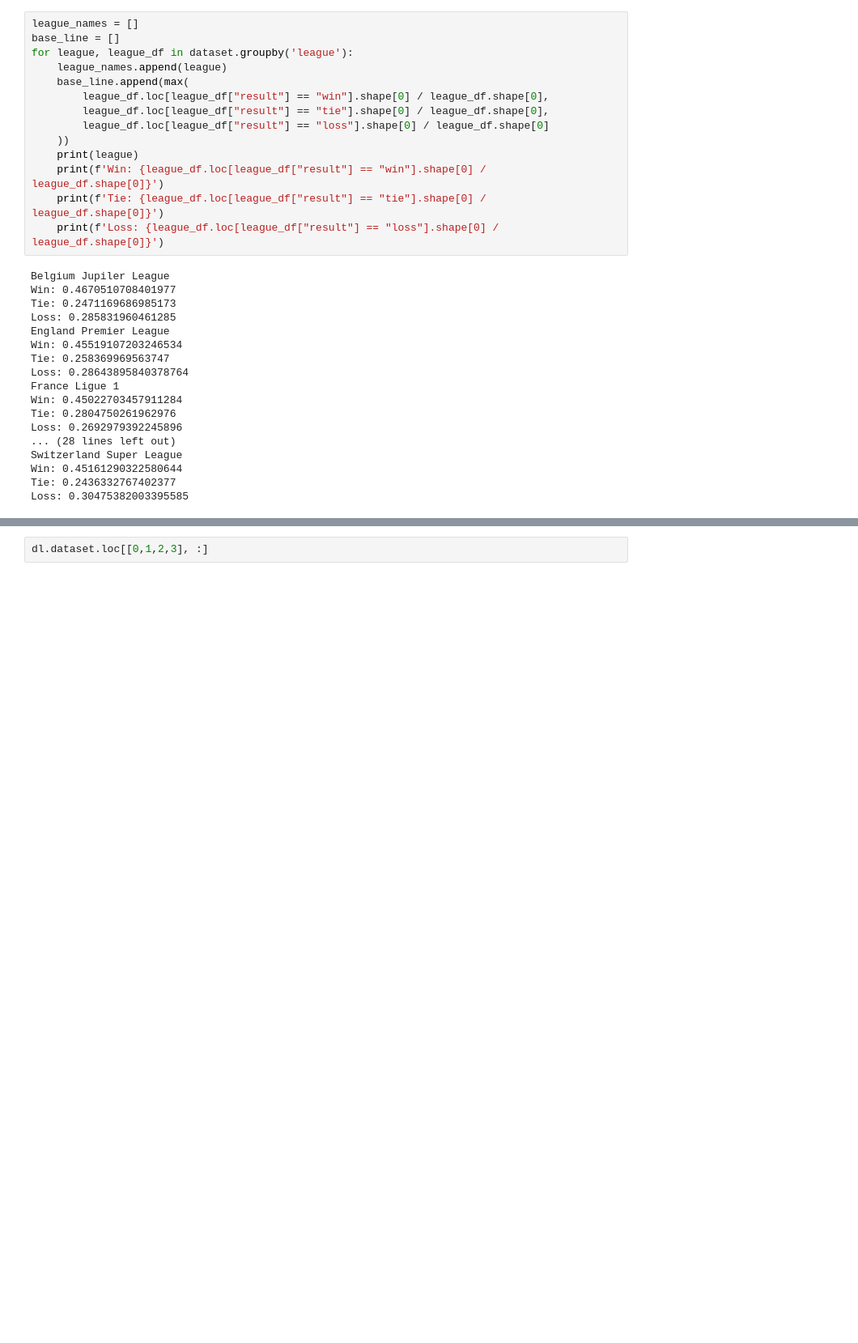
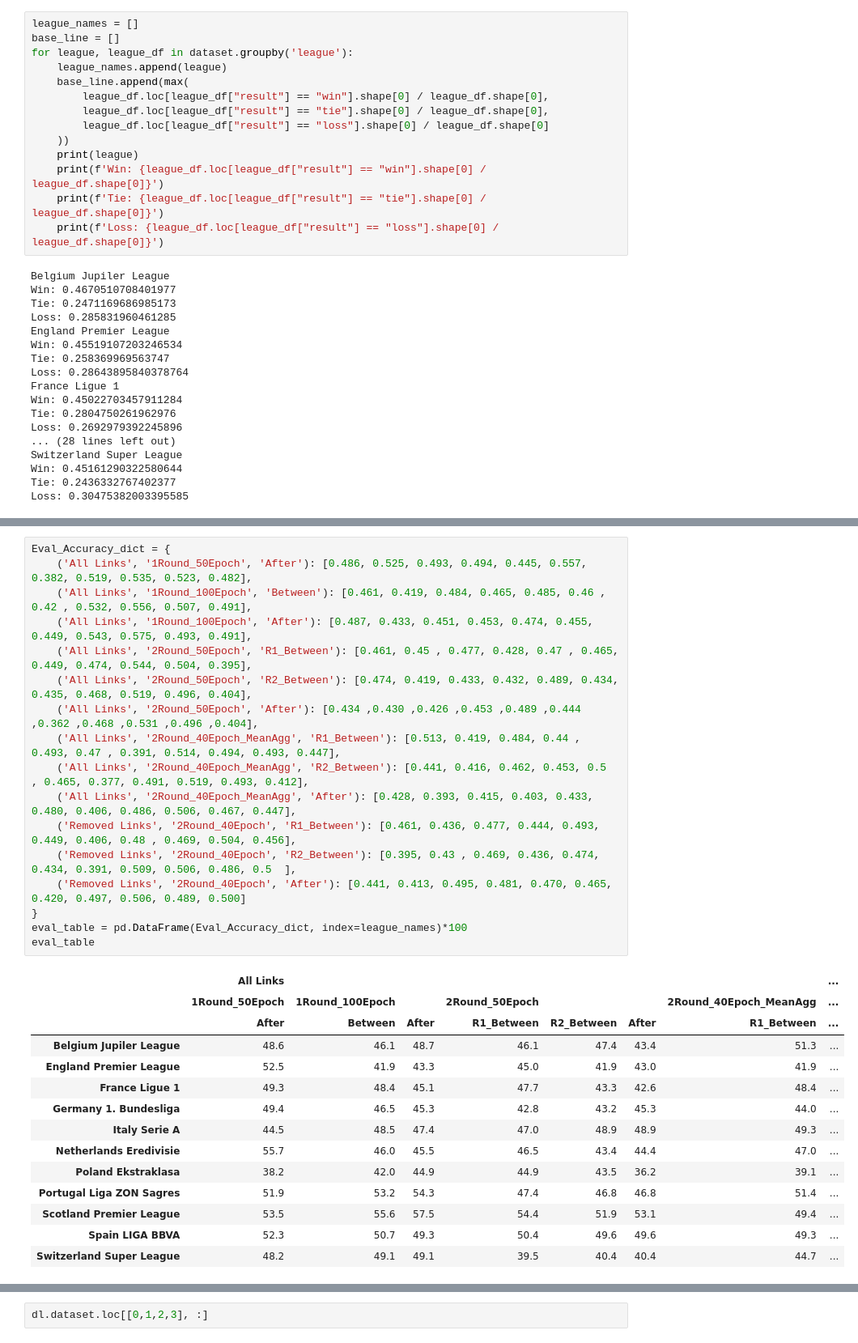
Before and after one commit to sunnybutwithano/Sports-Analysis-with-GNNs, a Jupyter notebook: vis.ipynb, the cells around one changed output, grey strips where cells are left out. Shown at 81% size. Saved outputs shown, nothing was run; the diff lists cells and outputs as text; blank space fills up the shorter version.

```diff
--- a/vis.ipynb
+++ b/vis.ipynb
@@ -76 +131,33 @@ fig.set_size_inches((20, 9))
+# %%
+Eval_Accuracy_dict = {
+    ('All Links', '1Round_50Epoch', 'After'): [0.486, 0.525, 0.493, 0.494, 0.445, 0.557, 0.382, 0.519, 0.535, 0.523, 0.482],
+    ('All Links', '1Round_100Epoch', 'Between'): [0.461, 0.419, 0.484, 0.465, 0.485, 0.46 , 0.42 , 0.532, 0.556, 0.507, 0.491],
+    ('All Links', '1Round_100Epoch', 'After'): [0.487, 0.433, 0.451, 0.453, 0.474, 0.455, 0.449, 0.543, 0.575, 0.493, 0.491],
+    ('All Links', '2Round_50Epoch', 'R1_Between'): [0.461, 0.45 , 0.477, 0.428, 0.47 , 0.465, 0.449, 0.474, 0.544, 0.504, 0.395],
+    ('All Links', '2Round_50Epoch', 'R2_Between'): [0.474, 0.419, 0.433, 0.432, 0.489, 0.434, 0.435, 0.468, 0.519, 0.496, 0.404],
+    ('All Links', '2Round_50Epoch', 'After'): [0.434 ,0.430 ,0.426 ,0.453 ,0.489 ,0.444 ,0.362 ,0.468 ,0.531 ,0.496 ,0.404],
+    ('All Links', '2Round_40Epoch_MeanAgg', 'R1_Between'): [0.513, 0.419, 0.484, 0.44 , 0.493, 0.47 , 0.391, 0.514, 0.494, 0.493, 0.447],
+    ('All Links', '2Round_40Epoch_MeanAgg', 'R2_Between'): [0.441, 0.416, 0.462, 0.453, 0.5  , 0.465, 0.377, 0.491, 0.519, 0.493, 0.412],
+    ('All Links', '2Round_40Epoch_MeanAgg', 'After'): [0.428, 0.393, 0.415, 0.403, 0.433, 0.480, 0.406, 0.486, 0.506, 0.467, 0.447],
+    ('Removed Links', '2Round_40Epoch', 'R1_Between'): [0.461, 0.436, 0.477, 0.444, 0.493, 0.449, 0.406, 0.48 , 0.469, 0.504, 0.456],
+    ('Removed Links', '2Round_40Epoch', 'R2_Between'): [0.395, 0.43 , 0.469, 0.436, 0.474, 0.434, 0.391, 0.509, 0.506, 0.486, 0.5  ],
+    ('Removed Links', '2Round_40Epoch', 'After'): [0.441, 0.413, 0.495, 0.481, 0.470, 0.465, 0.420, 0.497, 0.506, 0.489, 0.500]
+}
+eval_table = pd.DataFrame(Eval_Accuracy_dict, index=league_names)*100
+eval_table
+# %% [output]
+|  | All Links |  |  |  |  |  |  | ... |
+|  | 1Round_50Epoch | 1Round_100Epoch |  | 2Round_50Epoch |  |  | 2Round_40Epoch_MeanAgg | ... |
+|  | After | Between | After | R1_Between | R2_Between | After | R1_Between | ... |
+| Belgium Jupiler League | 48.6 | 46.1 | 48.7 | 46.1 | 47.4 | 43.4 | 51.3 | ... |
+| England Premier League | 52.5 | 41.9 | 43.3 | 45.0 | 41.9 | 43.0 | 41.9 | ... |
+| France Ligue 1 | 49.3 | 48.4 | 45.1 | 47.7 | 43.3 | 42.6 | 48.4 | ... |
+| Germany 1. Bundesliga | 49.4 | 46.5 | 45.3 | 42.8 | 43.2 | 45.3 | 44.0 | ... |
+| Italy Serie A | 44.5 | 48.5 | 47.4 | 47.0 | 48.9 | 48.9 | 49.3 | ... |
+| Netherlands Eredivisie | 55.7 | 46.0 | 45.5 | 46.5 | 43.4 | 44.4 | 47.0 | ... |
+| Poland Ekstraklasa | 38.2 | 42.0 | 44.9 | 44.9 | 43.5 | 36.2 | 39.1 | ... |
+| Portugal Liga ZON Sagres | 51.9 | 53.2 | 54.3 | 47.4 | 46.8 | 46.8 | 51.4 | ... |
+| Scotland Premier League | 53.5 | 55.6 | 57.5 | 54.4 | 51.9 | 53.1 | 49.4 | ... |
+| Spain LIGA BBVA | 52.3 | 50.7 | 49.3 | 50.4 | 49.6 | 49.6 | 49.3 | ... |
+| Switzerland Super League | 48.2 | 49.1 | 49.1 | 39.5 | 40.4 | 40.4 | 44.7 | ... |
 # %%
```
Also changed, not shown: parts of 25 cells of this notebook, 6 other files.
